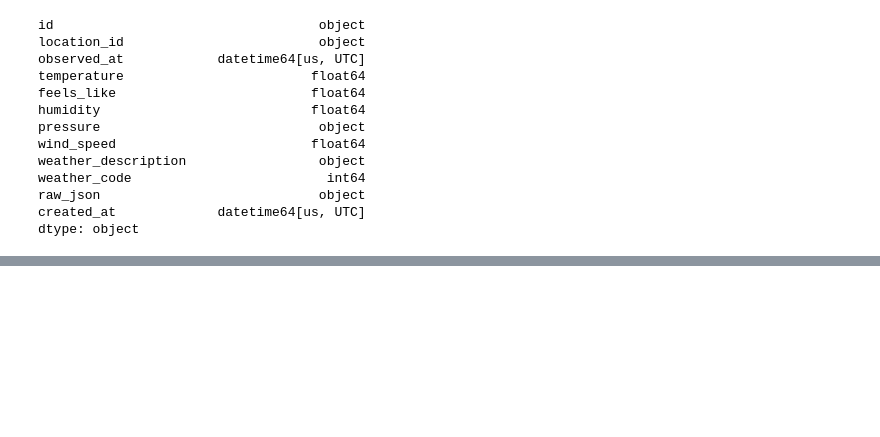
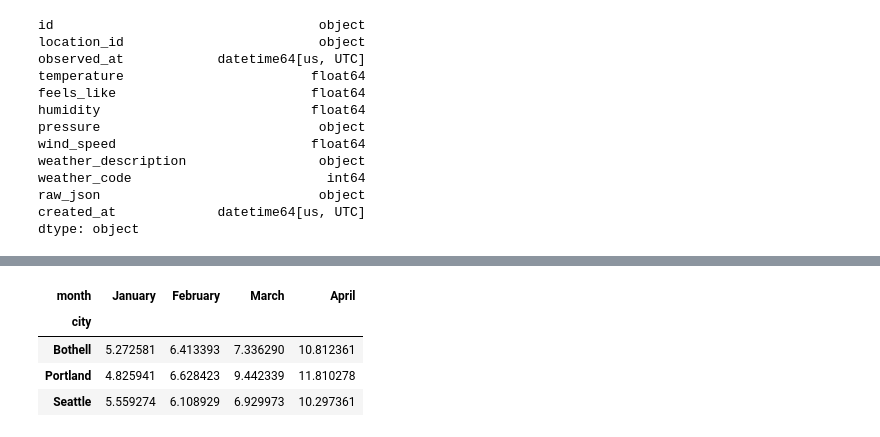
Before and after one commit to danielphilip12/Weather-Pipeline, a Jupyter notebook: notebooks/testing.ipynb, the cells around one changed output, grey strips where cells are left out. Saved outputs shown, nothing was run; the diff lists cells and outputs as text; code cells hidden in the pictures; blank space fills up the shorter version.

```diff
--- a/notebooks/testing.ipynb
+++ b/notebooks/testing.ipynb
@@ -84,0 +137,8 @@ Name: feels_like, dtype: float64
+# %%
+pivot
+# %% [output]
+| month | January | February | March | April |
+| city |  |  |  |  |
+| Bothell | 5.272581 | 6.413393 | 7.336290 | 10.812361 |
+| Portland | 4.825941 | 6.628423 | 9.442339 | 11.810278 |
+| Seattle | 5.559274 | 6.108929 | 6.929973 | 10.297361 |
```
Also changed, not shown: parts of 17 cells of this notebook, 3 other files.
